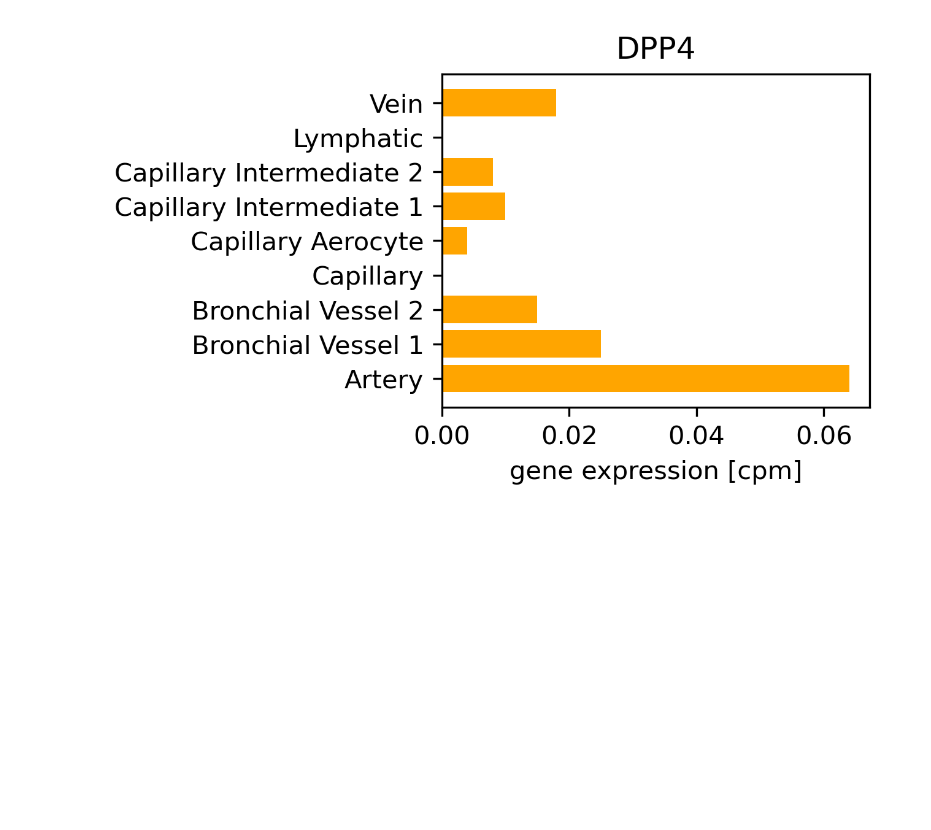
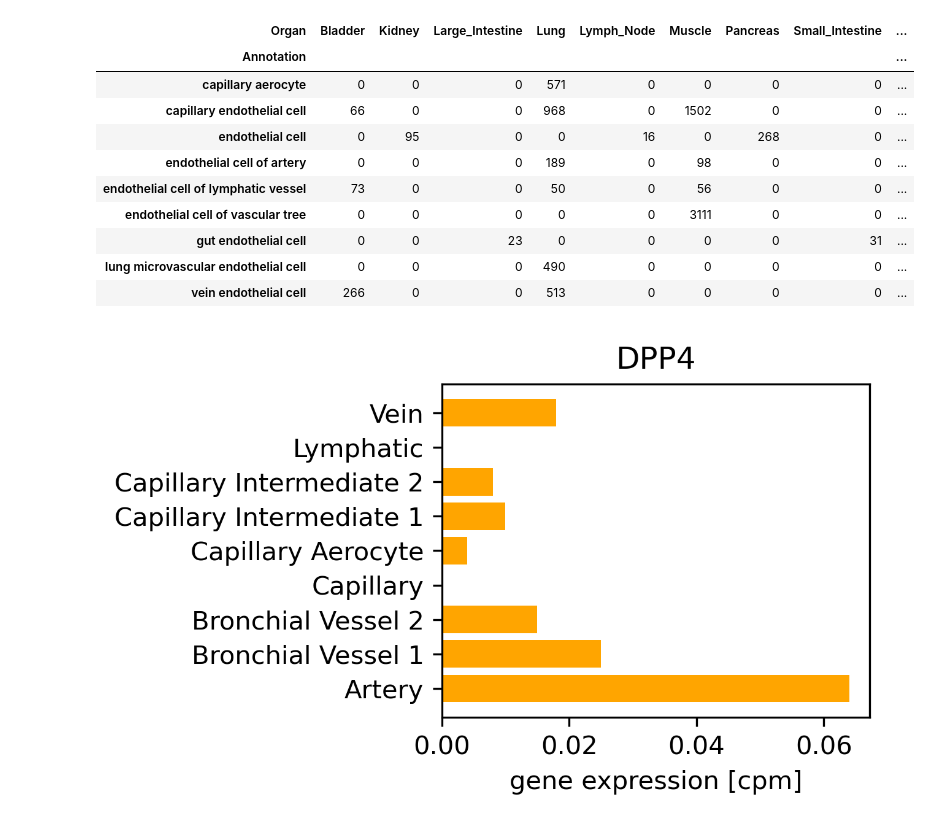
Before and after one commit to echosun77/dengue, a Jupyter notebook: dengue_children/load_google_endothelial.ipynb, the cells around one changed output. Drawn from its saved outputs; the diff is of its cells as text; code cells hidden in the pictures; blank space fills up the shorter version.

```diff
--- a/dengue_children/load_google_endothelial.ipynb
+++ b/dengue_children/load_google_endothelial.ipynb
@@ -20,4 +20,4 @@ import loompy
 
 adata_l_endo = sc.read_h5ad('/home/yike/phd/dengue/data/dataset_from_google/human_lung/human/human_lung_10X_endo.h5ad')
 # %%
-adata = sc.read_h5ad('/home/yike/phd/dengue/data/dataset_from_google/endo/adata_ed_f.h5ad')
+adata = sc.read_h5ad('/home/yike/phd/dengue/data/dataset_from_google/TS_Endothelial.h5ad')
@@ -38,3 +36,17 @@ CategoricalIndex(['Sinusoidal endothelial cells', 'Ascending vasa recta 1',
+# %%
+adata.obs[['Annotation', 'Organ']].groupby(['Annotation', 'Organ']).size().unstack()
+# %% [output]
+| Organ | Bladder | Kidney | Large_Intestine | Lung | Lymph_Node | Muscle | Pancreas | Small_Intestine | ... |
+| Annotation |  |  |  |  |  |  |  |  | ... |
+| capillary aerocyte | 0 | 0 | 0 | 571 | 0 | 0 | 0 | 0 | ... |
+| capillary endothelial cell | 66 | 0 | 0 | 968 | 0 | 1502 | 0 | 0 | ... |
+| endothelial cell | 0 | 95 | 0 | 0 | 16 | 0 | 268 | 0 | ... |
+| endothelial cell of artery | 0 | 0 | 0 | 189 | 0 | 98 | 0 | 0 | ... |
+| endothelial cell of lymphatic vessel | 73 | 0 | 0 | 50 | 0 | 56 | 0 | 0 | ... |
+| endothelial cell of vascular tree | 0 | 0 | 0 | 0 | 0 | 3111 | 0 | 0 | ... |
+| gut endothelial cell | 0 | 0 | 23 | 0 | 0 | 0 | 0 | 31 | ... |
+| lung microvascular endothelial cell | 0 | 0 | 0 | 490 | 0 | 0 | 0 | 0 | ... |
+| vein endothelial cell | 266 | 0 | 0 | 513 | 0 | 0 | 0 | 0 | ... |
 # %%
 def barplot_s(adata, gene):
     df = adata.obs[['free_annotation']].copy()
```
Also changed, not shown: parts of 3 cells of this notebook, 17 other files.
